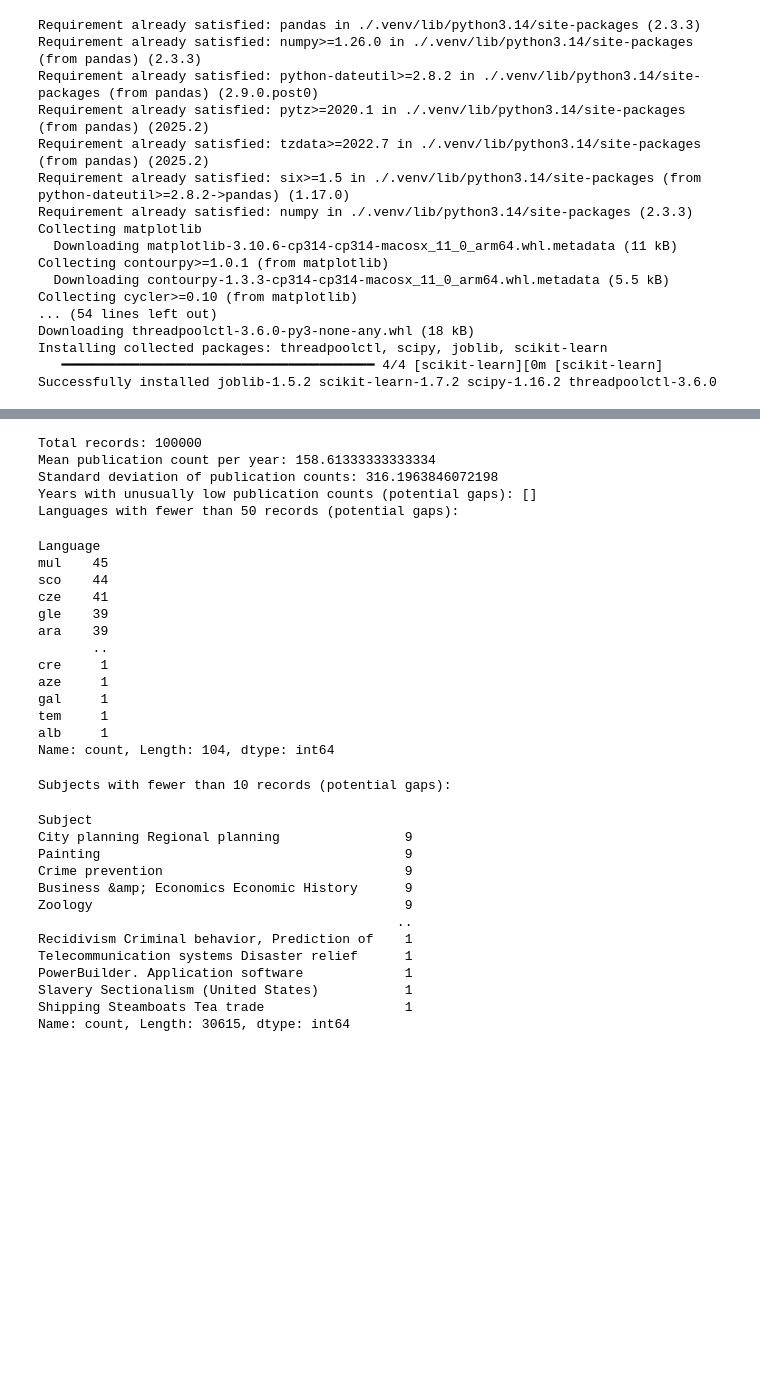
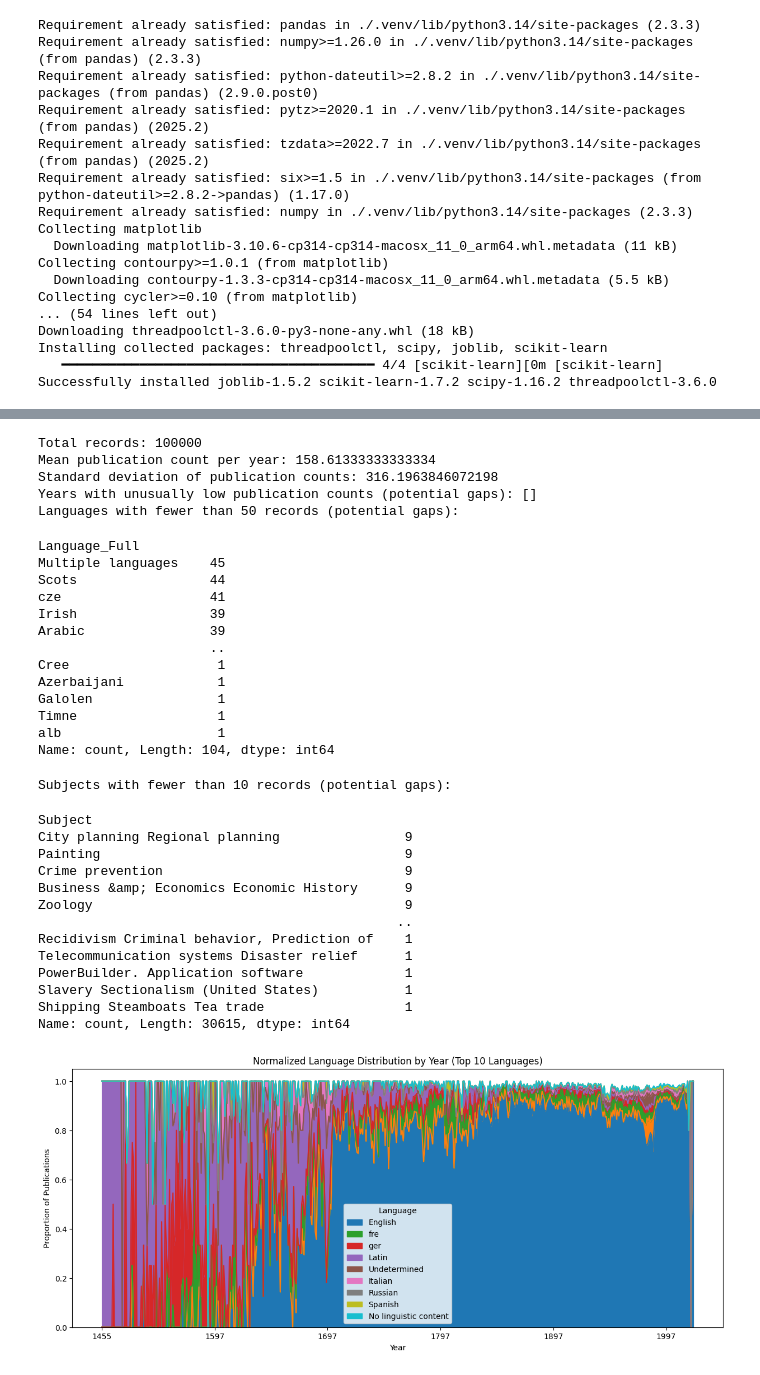
Before and after one commit to terrales/AIP_NLS_data, a Jupyter notebook: data_analysis.ipynb, the cells around one changed output, grey strips where cells are left out. Drawn from its saved outputs; the diff is of its cells as text; code cells hidden in the pictures; blank space fills up the shorter version.

```diff
--- a/data_analysis.ipynb
+++ b/data_analysis.ipynb
@@ -96,7 +116,7 @@ gap_years = year_counts[year_counts < (mean_count - std_count)]
 print(f"Years with unusually low publication counts (potential gaps): {list(gap_years.index)}")
 
 # Find languages with very few records (potentially underrepresented)
-rare_languages = df['Language'].value_counts()
+rare_languages = df['Language_Full'].value_counts()
 rare_languages = rare_languages[rare_languages < 50]
 print("Languages with fewer than 50 records (potential gaps):")
 display(rare_languages)
@@ -113,18 +133,18 @@ Mean publication count per year: 158.61333333333334
 Standard deviation of publication counts: 316.1963846072198
 Years with unusually low publication counts (potential gaps): []
 Languages with fewer than 50 records (potential gaps):
-Language
-mul    45
-sco    44
-cze    41
-gle    39
-ara    39
-       ..
-cre     1
-aze     1
-gal     1
-tem     1
-alb     1
+Language_Full
+Multiple languages    45
+Scots                 44
+cze                   41
+Irish                 39
+Arabic                39
+                      ..
+Cree                   1
+Azerbaijani            1
+Galolen                1
+Timne                  1
+alb                    1
 Name: count, Length: 104, dtype: int64
 Subjects with fewer than 10 records (potential gaps):
 Subject
@@ -140,3 +160,21 @@ PowerBuilder. Application software             1
 Slavery Sectionalism (United States)           1
 Shipping Steamboats Tea trade                  1
 Name: count, Length: 30615, dtype: int64
+# %%
+# Group by Year and Language, count publications
+lang_year_counts = df.groupby(['Year', 'Language_Full']).size().unstack(fill_value=0)
+
+# Normalize by total publications per year
+lang_year_norm = lang_year_counts.div(lang_year_counts.sum(axis=1), axis=0)
+
+# Plot normalized language distribution for top 10 languages
+top_languages = df['Language_Full'].value_counts().head(10)
+top_langs = top_languages.index[:10]
+lang_year_norm[top_langs].plot(kind='area', stacked=True, figsize=(15,6), colormap='tab10')
+plt.title('Normalized Language Distribution by Year (Top 10 Languages)')
+plt.xlabel('Year')
+plt.ylabel('Proportion of Publications')
+plt.legend(title='Language')
+plt.show()
+# %% [output]
+[figure, added]
```
Also changed, not shown: parts of 14 cells of this notebook.
